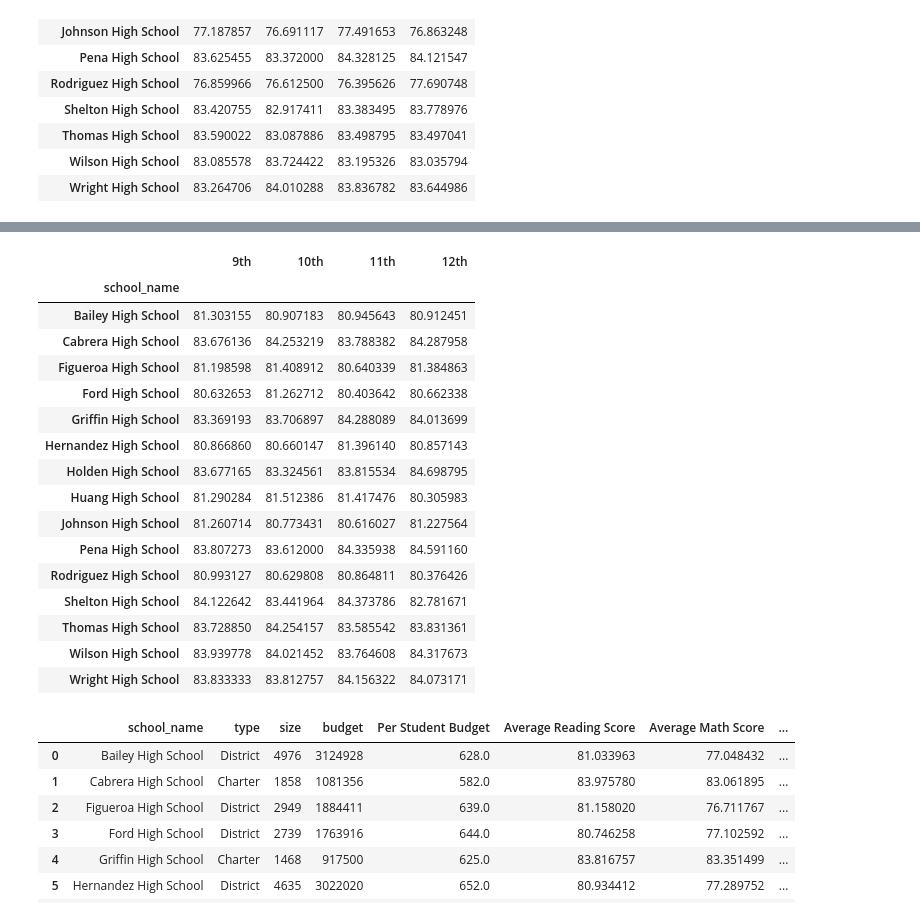
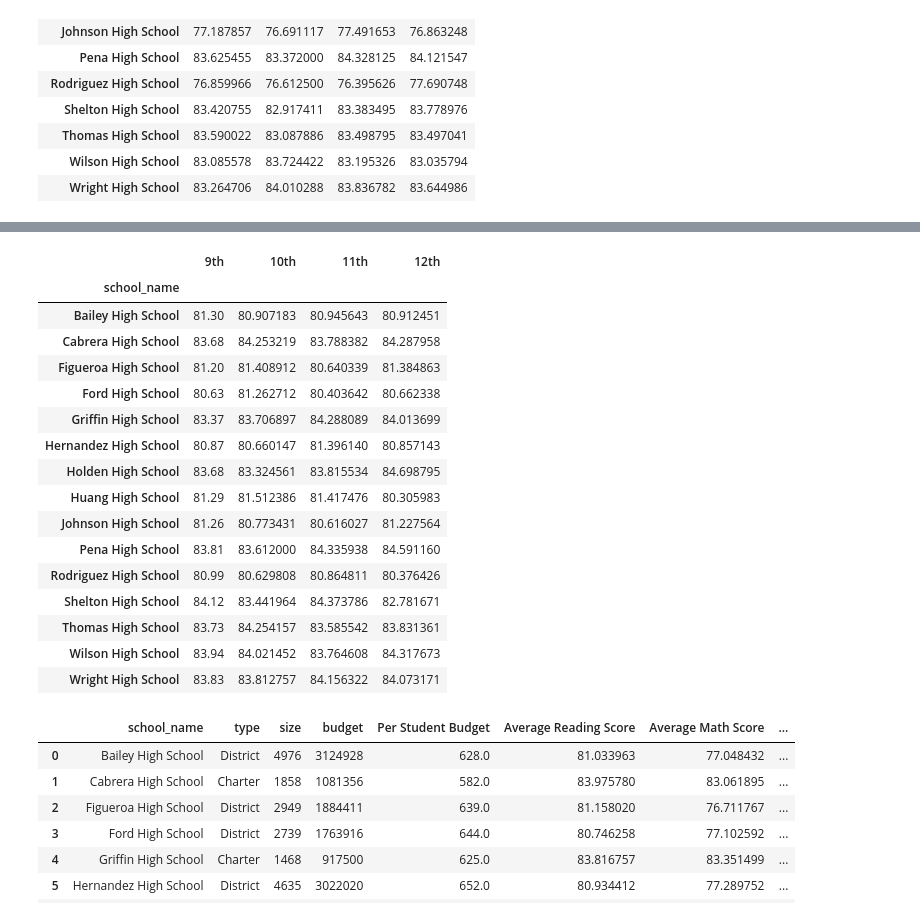
Before and after one commit to mel-c-lowe/Pandas_Challenge, a Jupyter notebook: PyCity_Schools.ipynb, the cells around one changed output, grey strips where cells are left out. Drawn from its saved outputs; the diff is of its cells as text; code cells hidden in the pictures.

```diff
--- a/PyCity_Schools.ipynb
+++ b/PyCity_Schools.ipynb
@@ -462,31 +462,31 @@ dtype: float64
 # %%
 # Create dataframe to hold summary
 reading_score_summary = pd.DataFrame({
 #     "School Name": total_schools,
-    "9th": ninth_reading_avg,
+    "9th": round(ninth_reading_avg, 2),
     "10th": tenth_reading_avg,
     "11th": eleven_reading_avg,
     "12th": twelve_reading_avg
 })
 reading_score_summary
 # %% [output]
 |  | 9th | 10th | 11th | 12th |
 | school_name |  |  |  |  |
-| Bailey High School | 81.303155 | 80.907183 | 80.945643 | 80.912451 |
-| Cabrera High School | 83.676136 | 84.253219 | 83.788382 | 84.287958 |
-| Figueroa High School | 81.198598 | 81.408912 | 80.640339 | 81.384863 |
-| Ford High School | 80.632653 | 81.262712 | 80.403642 | 80.662338 |
-| Griffin High School | 83.369193 | 83.706897 | 84.288089 | 84.013699 |
-| Hernandez High School | 80.866860 | 80.660147 | 81.396140 | 80.857143 |
-| Holden High School | 83.677165 | 83.324561 | 83.815534 | 84.698795 |
-| Huang High School | 81.290284 | 81.512386 | 81.417476 | 80.305983 |
-| Johnson High School | 81.260714 | 80.773431 | 80.616027 | 81.227564 |
-| Pena High School | 83.807273 | 83.612000 | 84.335938 | 84.591160 |
-| Rodriguez High School | 80.993127 | 80.629808 | 80.864811 | 80.376426 |
-| Shelton High School | 84.122642 | 83.441964 | 84.373786 | 82.781671 |
-| Thomas High School | 83.728850 | 84.254157 | 83.585542 | 83.831361 |
-| Wilson High School | 83.939778 | 84.021452 | 83.764608 | 84.317673 |
-| Wright High School | 83.833333 | 83.812757 | 84.156322 | 84.073171 |
+| Bailey High School | 81.30 | 80.907183 | 80.945643 | 80.912451 |
+| Cabrera High School | 83.68 | 84.253219 | 83.788382 | 84.287958 |
+| Figueroa High School | 81.20 | 81.408912 | 80.640339 | 81.384863 |
+| Ford High School | 80.63 | 81.262712 | 80.403642 | 80.662338 |
+| Griffin High School | 83.37 | 83.706897 | 84.288089 | 84.013699 |
+| Hernandez High School | 80.87 | 80.660147 | 81.396140 | 80.857143 |
+| Holden High School | 83.68 | 83.324561 | 83.815534 | 84.698795 |
+| Huang High School | 81.29 | 81.512386 | 81.417476 | 80.305983 |
+| Johnson High School | 81.26 | 80.773431 | 80.616027 | 81.227564 |
+| Pena High School | 83.81 | 83.612000 | 84.335938 | 84.591160 |
+| Rodriguez High School | 80.99 | 80.629808 | 80.864811 | 80.376426 |
+| Shelton High School | 84.12 | 83.441964 | 84.373786 | 82.781671 |
+| Thomas High School | 83.73 | 84.254157 | 83.585542 | 83.831361 |
+| Wilson High School | 83.94 | 84.021452 | 83.764608 | 84.317673 |
+| Wright High School | 83.83 | 83.812757 | 84.156322 | 84.073171 |
 # %%
 # Clean Formatting
 # %%
```
Also changed, not shown: parts of 7 cells of this notebook.
